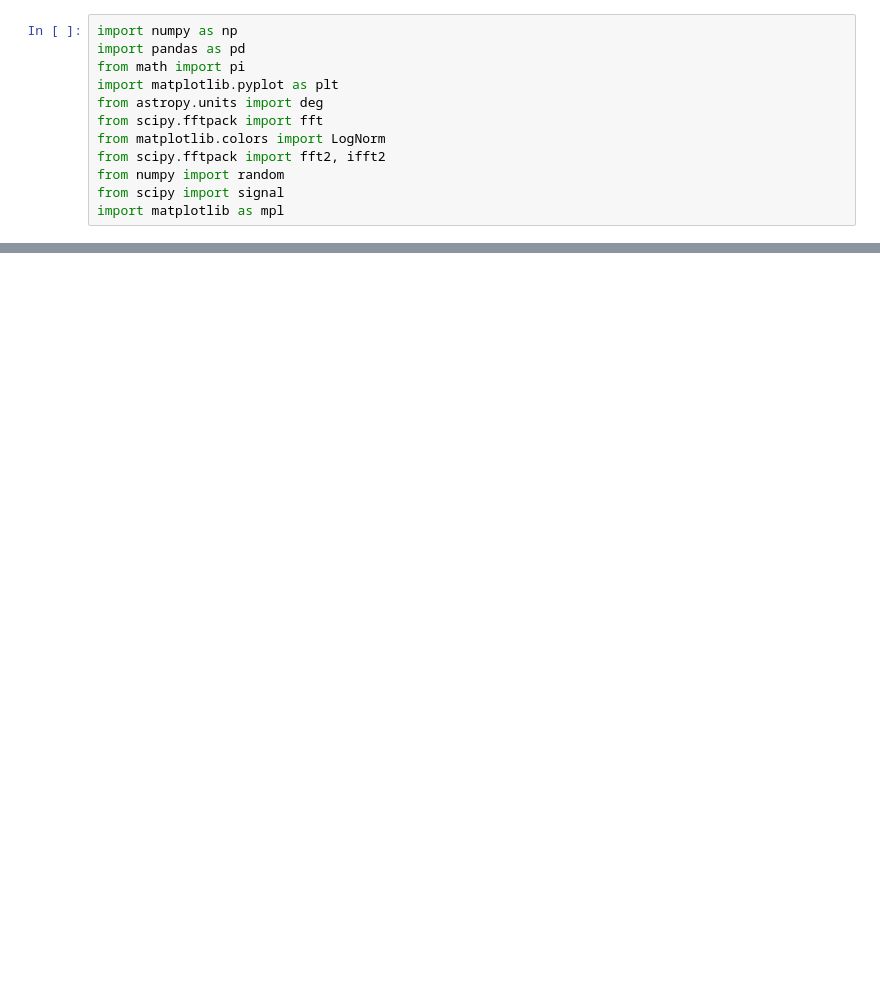
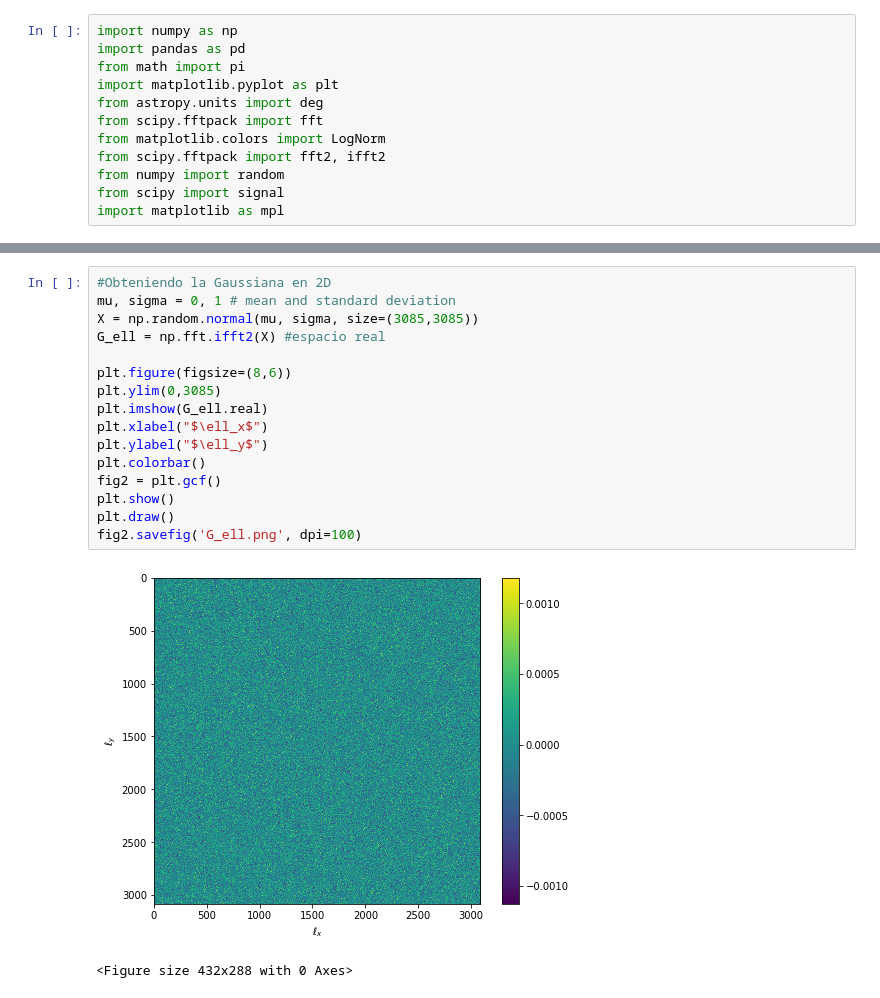
Before and after one commit to Cony06/mapacmb, a Jupyter notebook: tarea2_parte1.ipynb, the cells around one changed output, grey strips where cells are left out. Drawn from its saved outputs; the diff is of its cells as text; blank space fills up the shorter version.

```diff
--- a/tarea2_parte1.ipynb
+++ b/tarea2_parte1.ipynb
@@ -73,0 +77,19 @@ plt.show()
+# %%
+#Obteniendo la Gaussiana en 2D
+mu, sigma = 0, 1 # mean and standard deviation
+X = np.random.normal(mu, sigma, size=(3085,3085))
+G_ell = np.fft.ifft2(X) #espacio real
+
+plt.figure(figsize=(8,6))
+plt.ylim(0,3085)
+plt.imshow(G_ell.real)
+plt.xlabel("$\ell_x$")
+plt.ylabel("$\ell_y$")
+plt.colorbar()
+fig2 = plt.gcf()
+plt.show()
+plt.draw()
+fig2.savefig('G_ell.png', dpi=100)
+# %% [output]
+[figure, added]
+<Figure size 432x288 with 0 Axes>
```
Also changed, not shown: parts of 17 cells of this notebook.
